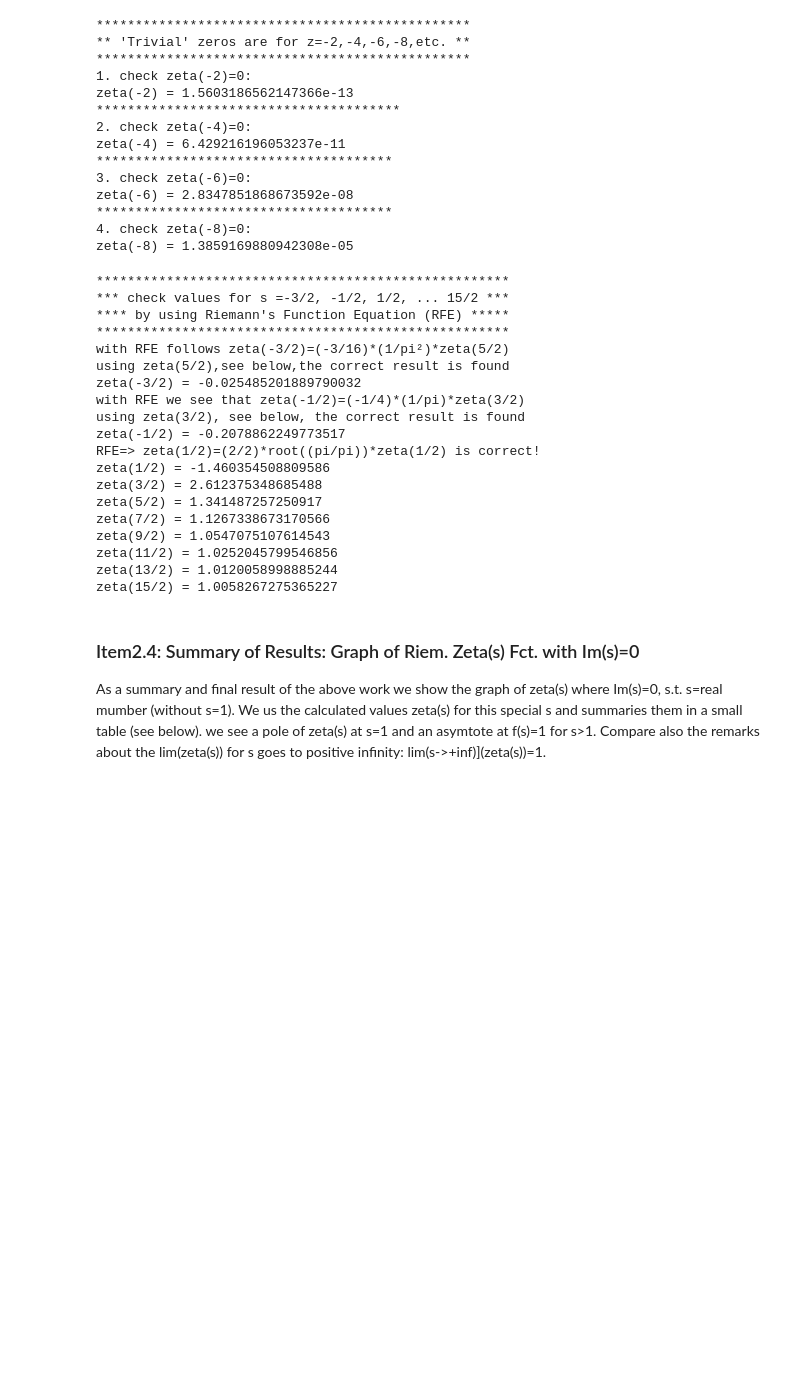
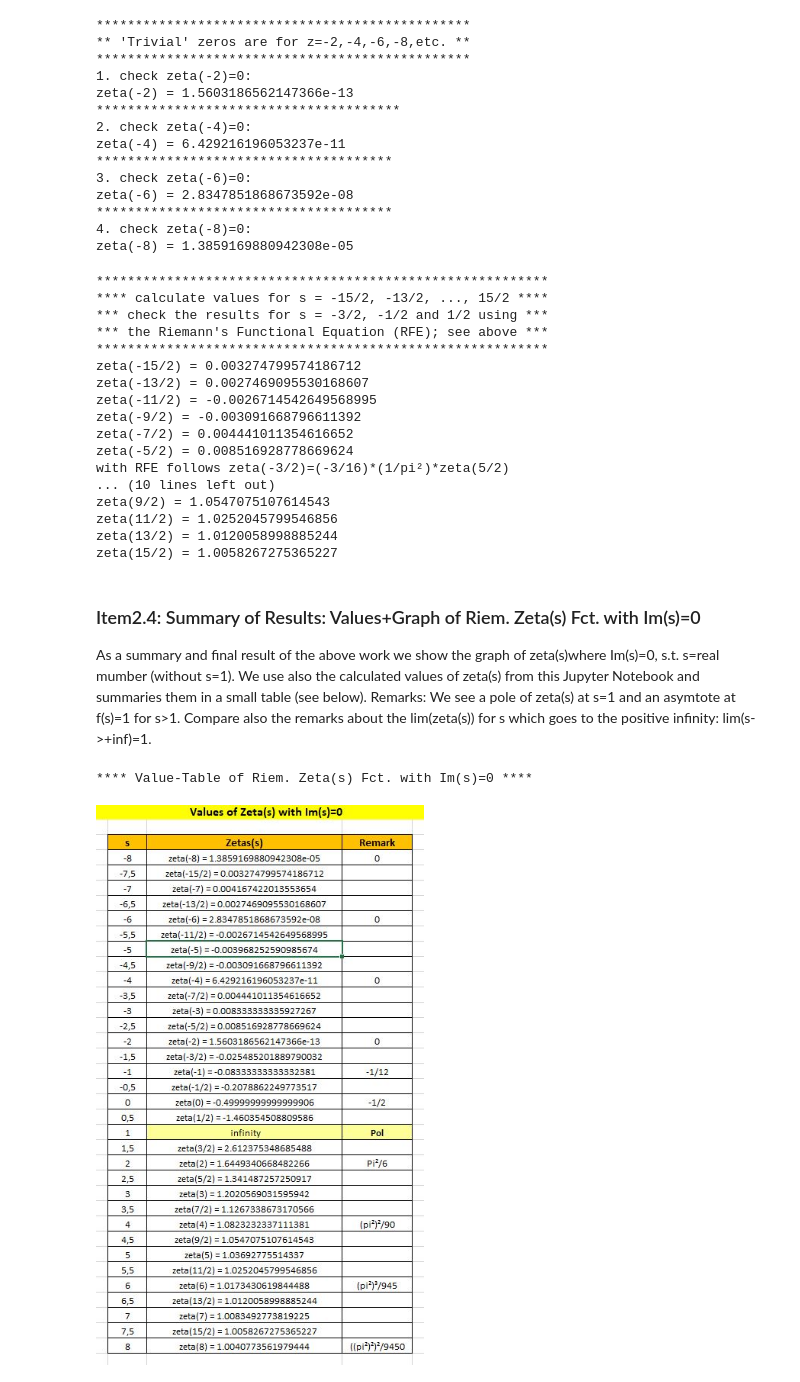
Before and after one commit to HVoellinger/Mathematics, a Jupyter notebook: RiemannZetaFct_and_RiemannHypothesis.ipynb, the cells around one changed output. Drawn from its saved outputs; the diff is of its cells as text; code cells hidden in the pictures; blank space fills up the shorter version.

```diff
--- a/RiemannZetaFct_and_RiemannHypothesis.ipynb
+++ b/RiemannZetaFct_and_RiemannHypothesis.ipynb
@@ -326,11 +331,18 @@ zeta(-6) = 2.8347851868673592e-08
 4. check zeta(-8)=0:
 zeta(-8) = 1.3859169880942308e-05
 # %%
-# Calculate zeta(s) for fracture numbers s=-3/2,-1/2,1/2,...15/2
-print ("*****************************************************")
-print ("*** check values for s =-3/2, -1/2, 1/2, ... 15/2 ***")
-print ("**** by using Riemann's Function Equation (RFE) *****")
-print ("*****************************************************")
+# Calculate zeta(s) for fracture numbers s=-15/2,-13/2,...,15/2
+print ("**********************************************************")
+print ("**** calculate values for s = -15/2, -13/2, ..., 15/2 ****")
+print ("*** check the results for s = -3/2, -1/2 and 1/2 using ***")
+print ("*** the Riemann's Functional Equation (RFE); see above ***")
+print ("**********************************************************")
+print ("zeta(-15/2) =",zeta(-15/2))
+print ("zeta(-13/2) =",zeta(-13/2))
+print ("zeta(-11/2) =",zeta(-11/2))
+print ("zeta(-9/2) =",zeta(-9/2))
+print ("zeta(-7/2) =",zeta(-7/2))
+print ("zeta(-5/2) =",zeta(-5/2))
 print ("with RFE follows zeta(-3/2)=(-3/16)*(1/pi²)*zeta(5/2)")
 print ("using zeta(5/2),see below,the correct result is found")
 print ("zeta(-3/2) =",zeta(-3/2))
@@ -347,31 +359,37 @@ print ("zeta(11/2) =",zeta(11/2))
 print ("zeta(13/2) =",zeta(13/2))
 print ("zeta(15/2) =",zeta(15/2))
 # %% [output]
-*****************************************************
-*** check values for s =-3/2, -1/2, 1/2, ... 15/2 ***
-**** by using Riemann's Function Equation (RFE) *****
-*****************************************************
+**********************************************************
+**** calculate values for s = -15/2, -13/2, ..., 15/2 ****
+*** check the results for s = -3/2, -1/2 and 1/2 using ***
+*** the Riemann's Functional Equation (RFE); see above ***
+**********************************************************
+zeta(-15/2) = 0.003274799574186712
+zeta(-13/2) = 0.0027469095530168607
+zeta(-11/2) = -0.0026714542649568995
+zeta(-9/2) = -0.003091668796611392
+zeta(-7/2) = 0.004441011354616652
+zeta(-5/2) = 0.008516928778669624
 with RFE follows zeta(-3/2)=(-3/16)*(1/pi²)*zeta(5/2)
-using zeta(5/2),see below,the correct result is found
-zeta(-3/2) = -0.025485201889790032
-with RFE we see that zeta(-1/2)=(-1/4)*(1/pi)*zeta(3/2)
-using zeta(3/2), see below, the correct result is found
-zeta(-1/2) = -0.2078862249773517
-RFE=> zeta(1/2)=(2/2)*root((pi/pi))*zeta(1/2) is correct!
-zeta(1/2) = -1.460354508809586
-zeta(3/2) = 2.612375348685488
-zeta(5/2) = 1.341487257250917
-zeta(7/2) = 1.1267338673170566
+... (10 lines left out)
 zeta(9/2) = 1.0547075107614543
 zeta(11/2) = 1.0252045799546856
 zeta(13/2) = 1.0120058998885244
 zeta(15/2) = 1.0058267275365227
 # %% [markdown]
-### Item2.4: Summary of Results: Graph of Riem. Zeta(s) Fct. with Im(s)=0
+### Item2.4: Summary of Results: Values+Graph of Riem. Zeta(s) Fct. with Im(s)=0
 
-As a summary and final result of the above work we show the graph of zeta(s) where Im(s)=0, s.t. s=real mumber
-(without s=1).
-We us the calculated values zeta(s) for this special s and summaries them in a small table (see below).
-we see a pole of zeta(s) at s=1 and an asymtote at f(s)=1 for s>1. Compare also the remarks about the lim(zeta(s))
-for s goes to positive infinity: lim(s->+inf)](zeta(s))=1.
+As a summary and final result of the above work we show the graph of zeta(s)where Im(s)=0, s.t. s=real mumber (without s=1). We use also the calculated values of zeta(s) from this Jupyter Notebook and summaries them in a small table (see below).
+Remarks: We see a pole of zeta(s) at s=1 and an asymtote at f(s)=1 for s>1.
+Compare also the remarks about the lim(zeta(s)) for s which goes to the positive
+infinity: lim(s->+inf)=1.
+# %%
+print ("**** Value-Table of Riem. Zeta(s) Fct. with Im(s)=0 ****")
+
+from IPython.display import Image
+
+Image('Images/Value_Zeta(s)_Im(s)=0.JPG')
+# %% [output]
+**** Value-Table of Riem. Zeta(s) Fct. with Im(s)=0 ****
+[figure, added]
 # %%
```
Also changed, not shown: parts of 5 cells of this notebook, 5 other files.
